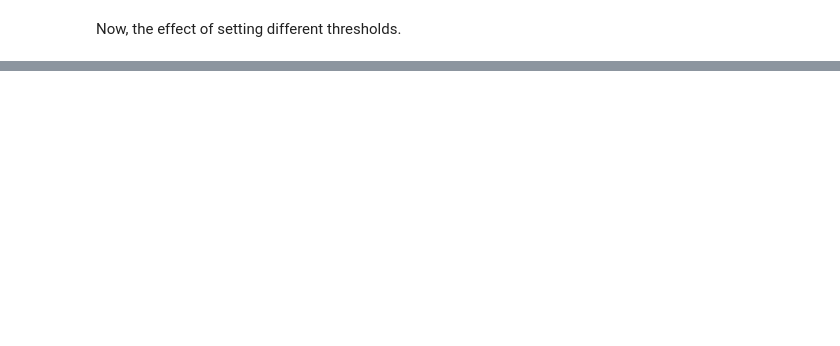
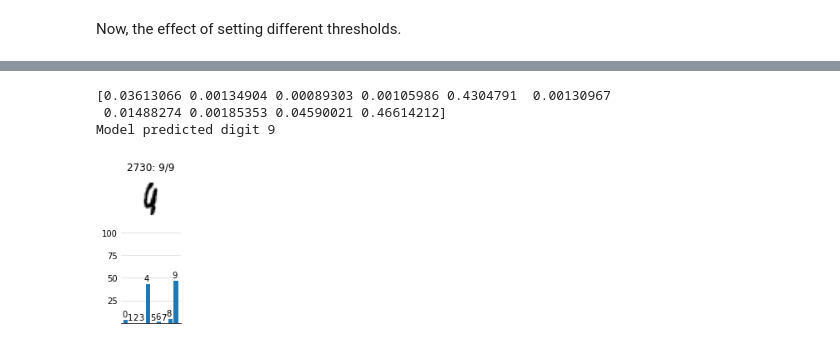
Before and after one commit to fau-masters-collected-works-cgarbin/decision-threshold-effect-on-accuracy, a Jupyter notebook: softmax-thresholds.ipynb, the cells around one changed output, grey strips where cells are left out. Saved outputs shown, nothing was run; the diff lists cells and outputs as text; code cells hidden in the pictures; blank space fills up the shorter version.

```diff
--- a/softmax-thresholds.ipynb
+++ b/softmax-thresholds.ipynb
@@ -328,0 +340,12 @@ Thus, when we see the a claim of accuracy for a model, we must ask:
+# %%
+DIGIT_INDEX = 2730
+print(predicted_probability[DIGIT_INDEX])
+print('Model predicted digit {}'.format(
+    np.argmax(predicted_probability[DIGIT_INDEX])))
+d.draw_digits_histogram([DIGIT_INDEX],
+    test_label, predicted_label, test_image, predicted_probability)
+# %% [output]
+[0.03613066 0.00134904 0.00089303 0.00105986 0.4304791  0.00130967
+ 0.01488274 0.00185353 0.04590021 0.46614212]
+Model predicted digit 9
+[figure, added]
```
Also changed, not shown: parts of 16 cells of this notebook.
